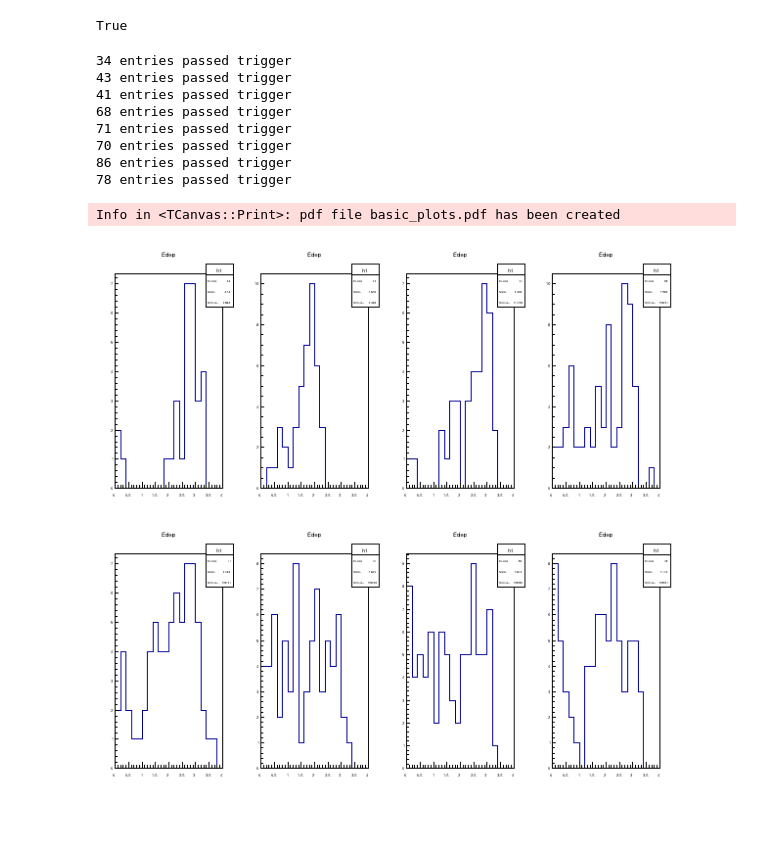
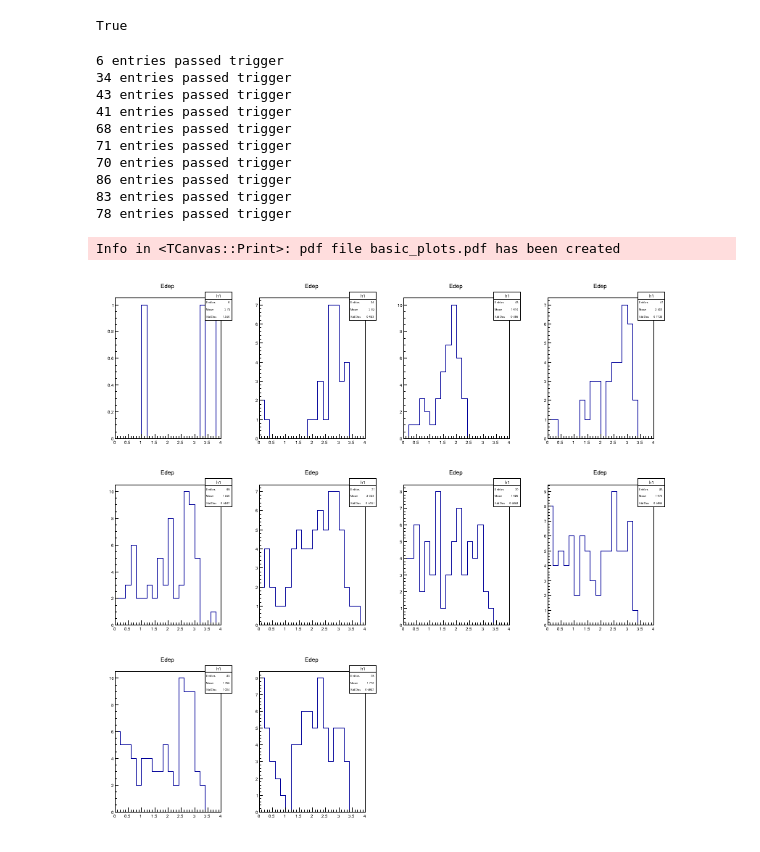
Before and after one commit to brash99/Rutherford, a Jupyter notebook: analysis/Analyse_Generator.ipynb, the cells around one changed output. Cells and saved outputs as stored; diff of their text form; code cells hidden in the pictures.

```diff
--- a/analysis/Analyse_Generator.ipynb
+++ b/analysis/Analyse_Generator.ipynb
@@ -27,10 +27,10 @@ root.gInterpreter.Declare(triggerCode)
 # %% [output]
 True
 # %%
-thickness = [1,4,8,12,15,22,30,52]
+thickness = [0,1,4,8,12,15,22,30,40,52]
 
-c1 = root.TCanvas("c1","c1",600,600)
-c1.Divide(4,2,0.01,0.01,0)
+c1 = root.TCanvas("c1","c1",800,800)
+c1.Divide(4,3,0.01,0.01,0)
 
 hEdep = []
 counts = []
@@ -62,34 +62,36 @@ for i in range(len(thickness)):
 
     # Canvas 1
     hEdep.append(fdft.Histo1D(("h1", "Edep", 20, 0.0, 4.0),'energyDep'))
     #hXpos = fdft.Histo1D(("h2", "Xpos", 100, -10.0, 20.0),'positionX')
     #hYpos = fdft.Histo1D(("h3", "Ypos", 100, -10.0, 20.0),'positionY')
     #hZpos = fdft.Histo1D(("h4", "ZPos", 100, -10.0, 50.0),'positionZ')
 
     c1.cd(i+1)
     hEdep[i].Draw()
     #c1.cd(2)
     #hXpos.Draw()
     #c1.cd(3)
     #hYpos.Draw()
     #c1.cd(4)
     #hZpos.Draw()
 
     c1.Update()
 
 c1.Print("basic_plots.pdf");
 c1.Draw()
 # %% [output]
+6 entries passed trigger
 34 entries passed trigger
 43 entries passed trigger
 41 entries passed trigger
 68 entries passed trigger
 71 entries passed trigger
 70 entries passed trigger
 86 entries passed trigger
+83 entries passed trigger
 78 entries passed trigger
 Info in <TCanvas::Print>: pdf file basic_plots.pdf has been created
-[figure, old version]
+[figure, new version]
 # %%
 import numpy as np
 import matplotlib.pyplot as plt
```
Also changed, not shown: parts of 1 cell of this notebook, 6 other files.
